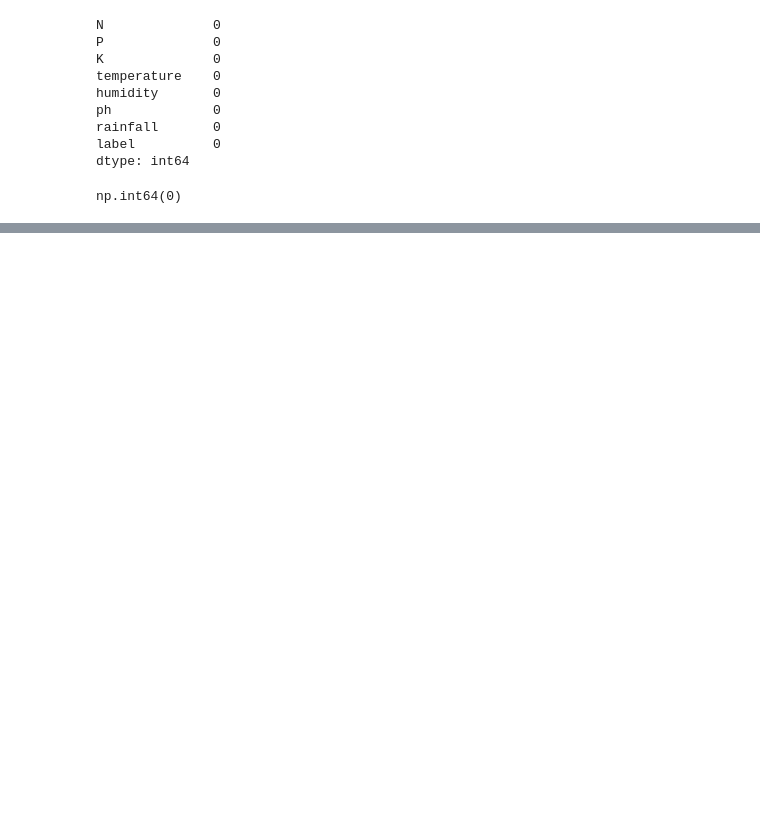
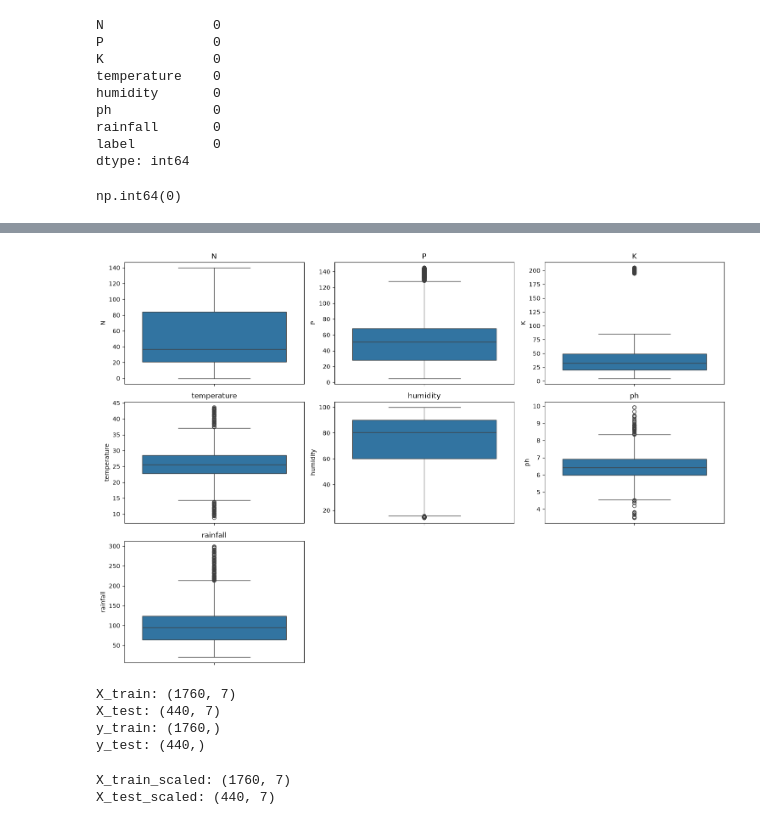
Before and after one commit to phoebetn31/Crop-Recommendation-Project, a Jupyter notebook: notebook/crop_prediction.ipynb, the cells around one changed output, grey strips where cells are left out. Cells and saved outputs as stored; diff of their text form; code cells hidden in the pictures; blank space fills up the shorter version.

Commit message:
Xu ly du lieu
Tiền xử lý dữ liệu để chuẩn bị trainning các mô hình

```diff
--- a/notebook/crop_prediction.ipynb
+++ b/notebook/crop_prediction.ipynb
@@ -83,0 +122,65 @@ Passing `palette` without assigning `hue` is deprecated and will be removed in v
+# %%
+#phát hiện có giá trị nào bất thường trong các đặc trưng số không
+plt.figure(figsize=(15,10))
+
+for i, col in enumerate(df.columns[:-1]):
+
+    plt.subplot(3,3,i+1)
+
+    sns.boxplot(y=df[col])
+
+    plt.title(col)
+
+plt.tight_layout()
+
+plt.show()
+# %% [output]
+[figure, added]
+# %%
+# Tách đặc trưng và nhãn
+X = df.drop('label', axis=1)
+y = df['label']
+
+# Chia train và test
+from sklearn.model_selection import train_test_split
+
+X_train, X_test, y_train, y_test = train_test_split(
+    X,
+    y,
+    test_size=0.2,
+    random_state=42
+)
+
+# Chuẩn hóa dữ liệu
+from sklearn.preprocessing import StandardScaler
+
+scaler = StandardScaler()
+
+X_train_scaled = scaler.fit_transform(X_train)
+X_test_scaled = scaler.transform(X_test)
+
+print("X_train:", X_train.shape)
+print("X_test:", X_test.shape)
+print("y_train:", y_train.shape)
+print("y_test:", y_test.shape)
+# %% [output]
+X_train: (1760, 7)
+X_test: (440, 7)
+y_train: (1760,)
+y_test: (440,)
+# %%
+#chuẩn hóa dữ liệu đối với KNN, SVM
+from sklearn.preprocessing import StandardScaler
+
+# Khởi tạo bộ chuẩn hóa
+scaler = StandardScaler()
+
+# Chuẩn hóa dữ liệu train và test
+X_train_scaled = scaler.fit_transform(X_train)
+X_test_scaled = scaler.transform(X_test)
+
+print("X_train_scaled:", X_train_scaled.shape)
+print("X_test_scaled:", X_test_scaled.shape)
+# %% [output]
+X_train_scaled: (1760, 7)
+X_test_scaled: (440, 7)
```
Also changed, not shown: parts of 9 cells of this notebook.
